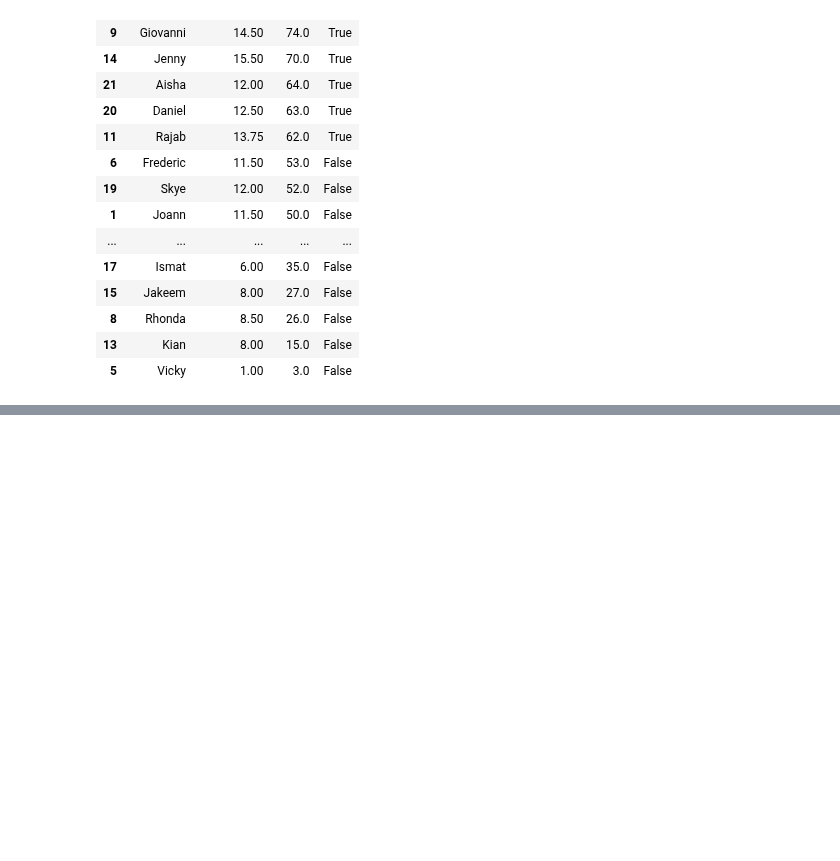
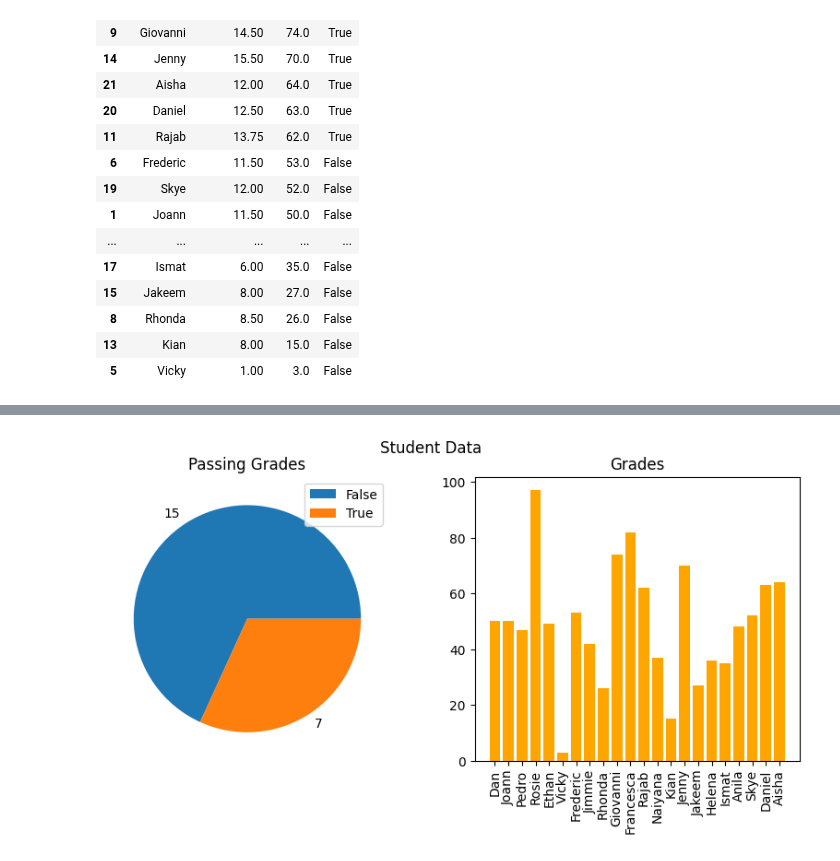
Before and after one commit to Bhimsendabby/Machine--Learning-practice, a Jupyter notebook: Dp_100_exercises.ipynb, the cells around one changed output, grey strips where cells are left out. Saved outputs shown, nothing was run; the diff lists cells and outputs as text; code cells hidden in the pictures; blank space fills up the shorter version.

```diff
--- a/Dp_100_exercises.ipynb
+++ b/Dp_100_exercises.ipynb
@@ -299,0 +393,22 @@ df_students
+# %%
+# Create a figure for 2 subplots (1 row, 2 columns)
+fig, ax = plt.subplots(1, 2, figsize = (10,4))
+
+# Create a bar plot of name vs grade on the first axis
+ax[1].bar(x=df_students.Name, height=df_students.Grade, color='orange')
+ax[1].set_title('Grades')
+ax[1].set_xticklabels(df_students.Name, rotation=90)
+
+# Create a pie chart of pass counts on the second axis
+pass_counts = df_students['Pass'].value_counts()
+ax[0].pie(pass_counts, labels=pass_counts)
+ax[0].set_title('Passing Grades')
+ax[0].legend(pass_counts.keys().tolist())
+
+# Add a title to the Figure
+fig.suptitle('Student Data')
+
+# Show the figure
+fig.show()
+# %% [output]
+[figure, added]
```
Also changed, not shown: parts of 8 cells of this notebook.
